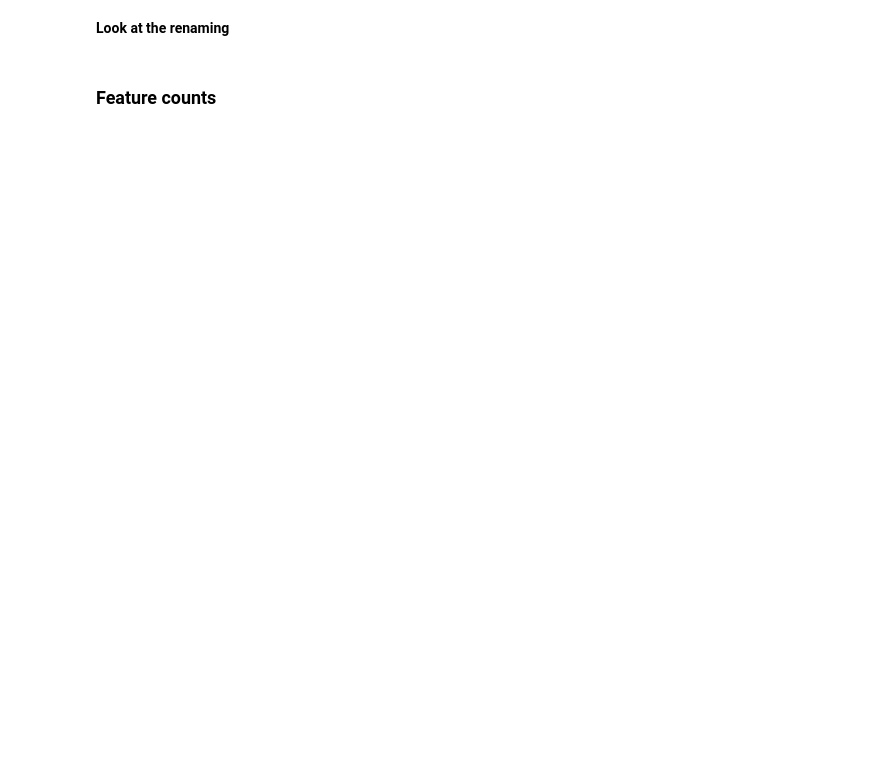
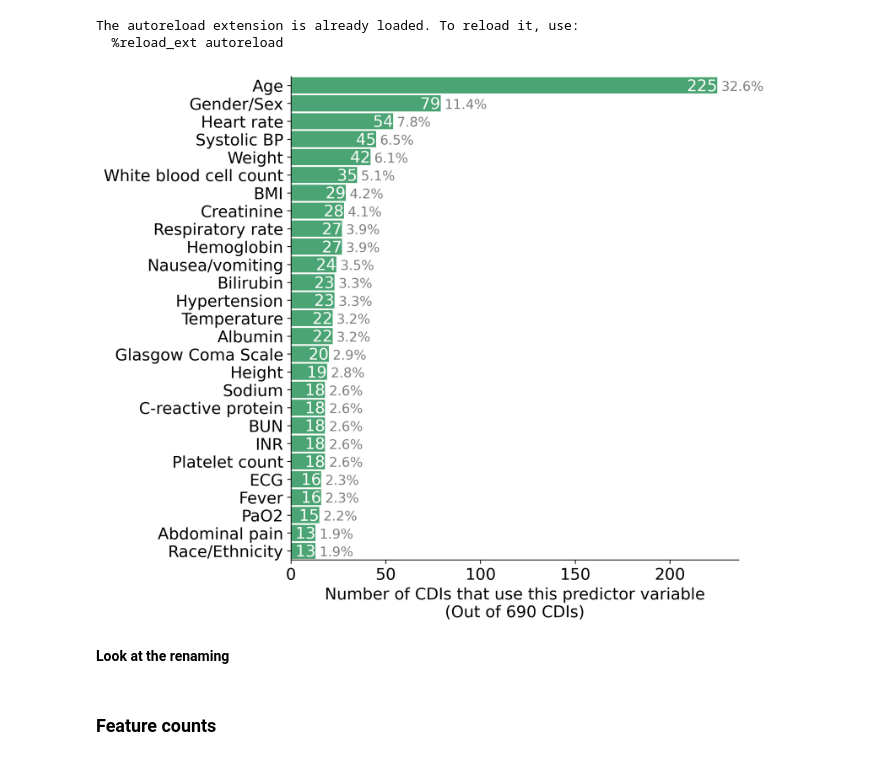
Before and after one commit to csinva/clinical-rule-analysis, a Jupyter notebook: notebooks/02_cdi_features.ipynb, the cells around one changed output. Saved outputs shown, nothing was run; the diff lists cells and outputs as text; code cells hidden in the pictures; blank space fills up the shorter version.

```diff
--- a/notebooks/02_cdi_features.ipynb
+++ b/notebooks/02_cdi_features.ipynb
@@ -39,34 +39,38 @@ df["feature_score_tuples_list"] = df["input_schema"].apply(
 )
 df['num_features_unique'] = df['feature_names_unique'].apply(len)
 
 # make plot
 all_words = sum(df['feature_names_unique'], [])  # concatenate all list
 all_words = pd.Series(all_words)
 # all_words = all_words[~(all_words == 'unknown')] # not necessary, already handleed
 counts = all_words.value_counts()
 feat_names = pd.Series(counts.index)
 
 
 counts.head(30)
 plt.figure(figsize=(9, 7.5), dpi=300, facecolor='w')
 N = 27
 # plt.grid()
 ax = sns.barplot(y=feat_names[:N].apply(lambda x: x[:39]),
                  x=counts.values[:N], orient='h', color='mediumseagreen', width=0.9)
 # ax.bar_label(ax.containers[0], fontsize='small')
 # bar_label inside of bar
 # ax.bar_label(ax.containers[0], fontsize='small', labels=[str(x) + f' ({100 * x/df.shape[0]:.1f}%)' for x in counts.values[:N]])
 # add text to each bar
 # texts = [str(x) + f' ({100 * x/df.shape[0]:.1f}%)' for x in counts.values[:N]]
 texts = [str(x) for x in counts.values[:N]]
 for i, p in enumerate(ax.patches):
     ax.annotate(texts[i], (p.get_width(), p.get_y() + 0.75), ha='right', color='white')
 texts_perc = [f'{100 * x/df.shape[0]:.1f}%' for x in counts.values[:N]]
 for i, p in enumerate(ax.patches):
     ax.annotate(texts_perc[i], (p.get_width() + 2, p.get_y() + 0.75), ha='left', color='gray', fontsize='small')
-plt.xlabel(f'Number of CDIs that use this feature\n(Out of {df.shape[0]} CDIs)')
+plt.xlabel(f'Number of CDIs that use this predictor variable\n(Out of {df.shape[0]} CDIs)')
 plt.tight_layout()
 viz.savefig('common_features')
+# %% [output]
+The autoreload extension is already loaded. To reload it, use:
+  %reload_ext autoreload
+[figure, added]
 # %% [markdown]
 **Look at the renaming**
 # %%
```
Also changed, not shown: parts of 3 cells of this notebook, 11 other files.
